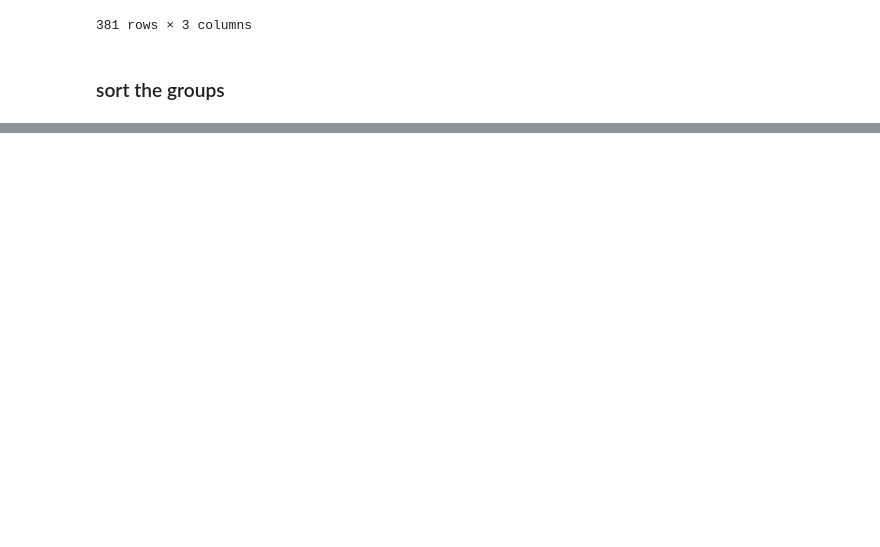
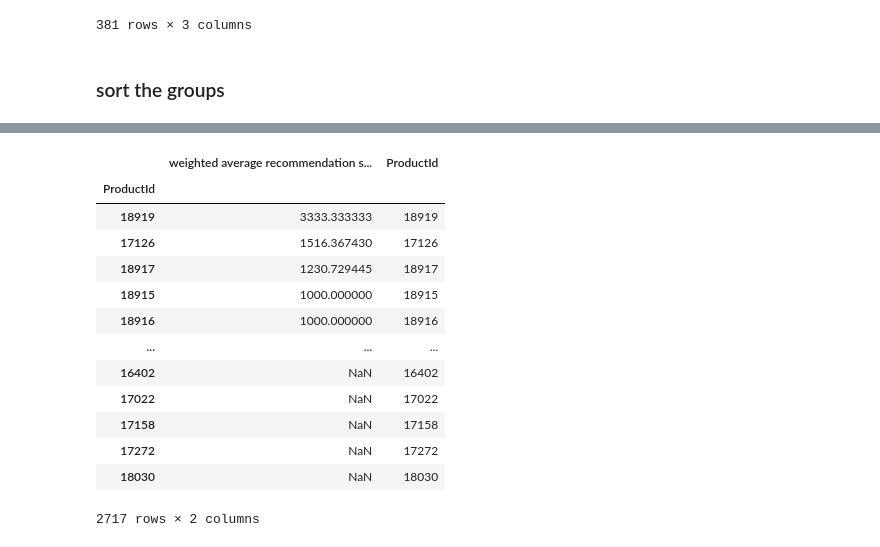
Before and after one commit to AliAkbariAlashti/Machine-learning, a Jupyter notebook: recommendation-system/collabrative.ipynb, the cells around one changed output, grey strips where cells are left out. Drawn from its saved outputs; the diff is of its cells as text; code cells hidden in the pictures; blank space fills up the shorter version.

```diff
--- a/recommendation-system/collabrative.ipynb
+++ b/recommendation-system/collabrative.ipynb
@@ -191,0 +294,3 @@ KeyError: 'Count'
+# %%
+topUsersRating = topUsers.merge(orders_df, on = 'BuyerId', how='inner')
+topUsersRating.head()
@@ -191,0 +304,4 @@ KeyError: 'Count'
+# %%
+#Multiplies the similarity by the user's ratings
+topUsersRating['weightedRating'] = topUsersRating['similarityIndex']*topUsersRating['Count']
+topUsersRating.head()
@@ -191,0 +315,5 @@ KeyError: 'Count'
+# %%
+#Applies a sum to the topUsers after grouping it up by userId
+tempTopUsersRating = topUsersRating.groupby('ProductId').sum()[['similarityIndex','weightedRating']]
+tempTopUsersRating.columns = ['sum_similarityIndex','sum_weightedRating']
+tempTopUsersRating.head()
@@ -191,0 +328,7 @@ KeyError: 'Count'
+# %%
+#Creates an empty dataframe
+recommendation_df = pd.DataFrame()
+#Now we take the weighted average
+recommendation_df['weighted average recommendation score'] = tempTopUsersRating['sum_weightedRating']/tempTopUsersRating['sum_similarityIndex']
+recommendation_df['ProductId'] = tempTopUsersRating.index
+recommendation_df.head()
@@ -191,0 +343,18 @@ KeyError: 'Count'
+# %%
+recommendation_df = recommendation_df.sort_values(by='weighted average recommendation score', ascending=False)
+recommendation_df
+# %% [output]
+|  | weighted average recommendation s... | ProductId |
+| ProductId |  |  |
+| 18919 | 3333.333333 | 18919 |
+| 17126 | 1516.367430 | 17126 |
+| 18917 | 1230.729445 | 18917 |
+| 18915 | 1000.000000 | 18915 |
+| 18916 | 1000.000000 | 18916 |
+| ... | ... | ... |
+| 16402 | NaN | 16402 |
+| 17022 | NaN | 17022 |
+| 17158 | NaN | 17158 |
+| 17272 | NaN | 17272 |
+| 18030 | NaN | 18030 |
+2717 rows × 2 columns
```
Also changed, not shown: parts of 25 cells of this notebook.
